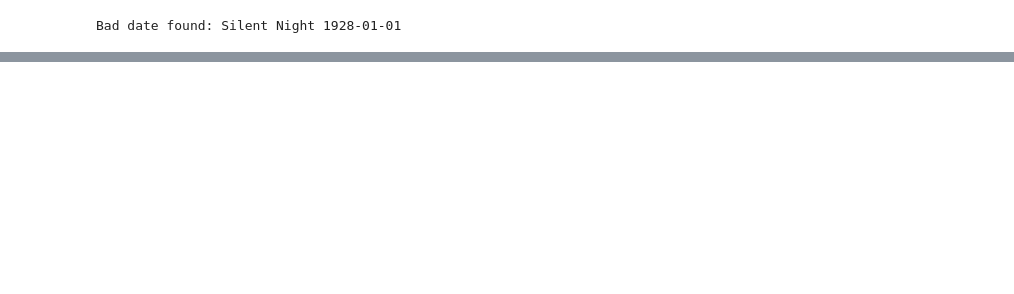
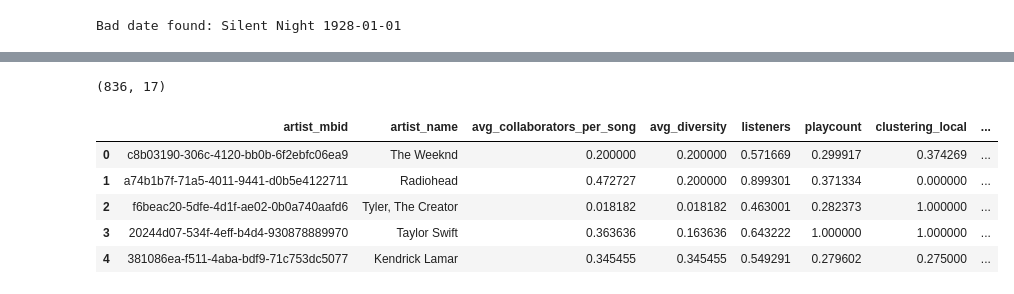
Before and after one commit to TheDeafOne/collaborative-success-research, a Jupyter notebook: artist_nn.ipynb, the cells around one changed output, grey strips where cells are left out. Saved outputs shown, nothing was run; the diff lists cells and outputs as text; code cells hidden in the pictures; blank space fills up the shorter version.

```diff
--- a/artist_nn.ipynb
+++ b/artist_nn.ipynb
@@ -207,8 +199,7 @@ merged
 from sklearn.preprocessing import MinMaxScaler
 scaler = MinMaxScaler()
 
-cols_to_scale = ["avg_collaborators_per_song", "num_works", "num_active_years",
-                 "avg_diversity", "lastfm_listeners", "lastfm_playcount"]
+cols_to_scale = ["avg_collaborators_per_song", "avg_diversity", "listeners",'playcount']
 
 merged[cols_to_scale] = scaler.fit_transform(merged[cols_to_scale])
 # %%
@@ -349,0 +308,13 @@ R²: 0.3207588760529342
+# %%
+node_merged = df.merge(node_features, left_on='artist_mbid', right_on='mbid', how='left')
+node_merged = node_merged.drop(columns='mbid')
+print(node_merged.shape)
+node_merged.head()
+# %% [output]
+(836, 17)
+|  | artist_mbid | artist_name | avg_collaborators_per_song | avg_diversity | listeners | playcount | clustering_local | ... |
+| 0 | c8b03190-306c-4120-bb0b-6f2ebfc06ea9 | The Weeknd | 0.200000 | 0.200000 | 0.571669 | 0.299917 | 0.374269 | ... |
+| 1 | a74b1b7f-71a5-4011-9441-d0b5e4122711 | Radiohead | 0.472727 | 0.200000 | 0.899301 | 0.371334 | 0.000000 | ... |
+| 2 | f6beac20-5dfe-4d1f-ae02-0b0a740aafd6 | Tyler, The Creator | 0.018182 | 0.018182 | 0.463001 | 0.282373 | 1.000000 | ... |
+| 3 | 20244d07-534f-4eff-b4d4-930878889970 | Taylor Swift | 0.363636 | 0.163636 | 0.643222 | 1.000000 | 1.000000 | ... |
+| 4 | 381086ea-f511-4aba-bdf9-71c753dc5077 | Kendrick Lamar | 0.345455 | 0.345455 | 0.549291 | 0.279602 | 0.275000 | ... |
```
Also changed, not shown: parts of 29 cells of this notebook, 6 other files.
